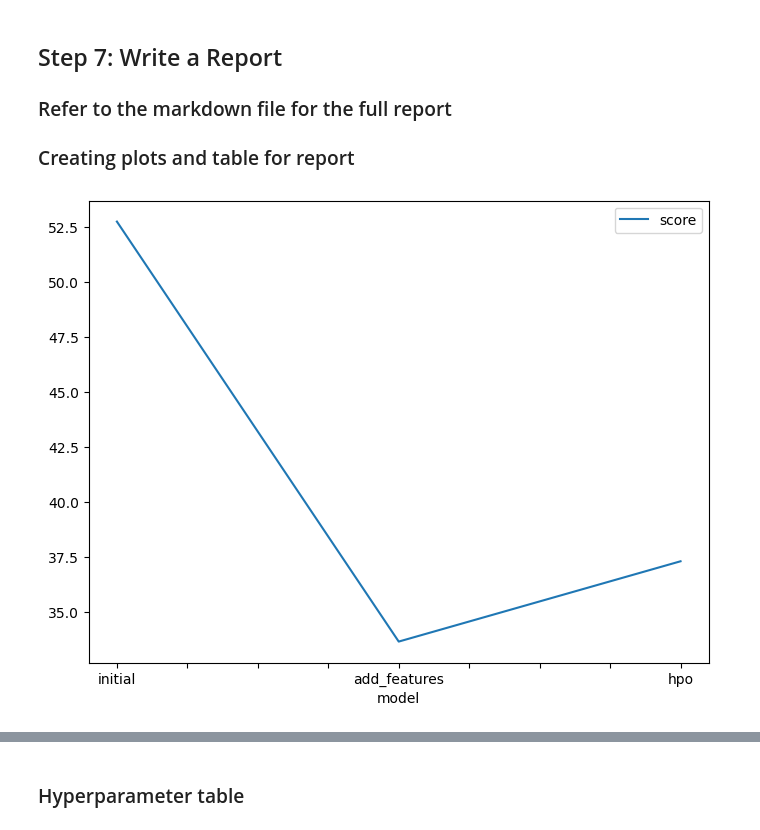
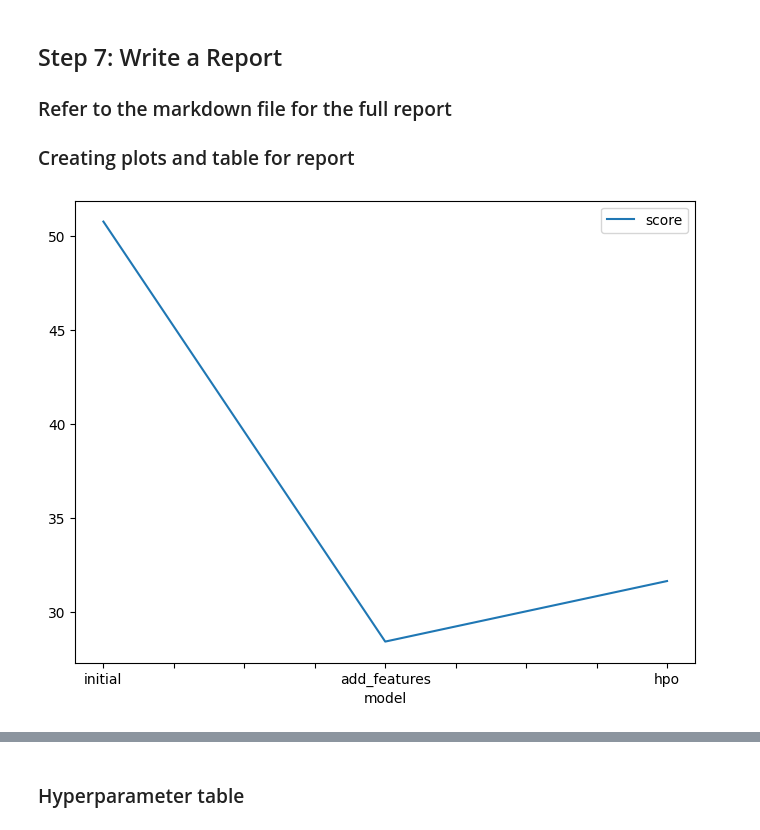
Before and after one commit to sschuhmi/cd0385-PredictBikeShares, a Jupyter notebook: project/project-template.ipynb, the cells around one changed output, grey strips where cells are left out. Cells and saved outputs as stored; diff of their text form; code cells hidden in the pictures.

```diff
--- a/project/project-template.ipynb
+++ b/project/project-template.ipynb
@@ -687,15 +708,15 @@ submission.csv               2024-06-13 04:09:39  first raw submission
 # %%
 # Taking the top model score from each training run and creating a line plot to show improvement
 # You can create these in the notebook and save them to PNG or use some other tool (e.g. google sheets, excel)
 fig = pd.DataFrame(
     {
         "model": ["initial", "add_features", "hpo"],
-        "score": [52.73, 33.64, 37.29]
+        "score": [50.75, 28.41, 31.63]
     }
 ).plot(x="model", y="score", figsize=(8, 6)).get_figure()
 fig.savefig('model_train_score.png')
 # %% [output]
-[figure, old version]
+[figure, new version]
 # %%
 # Take the 3 kaggle scores and creating a line plot to show improvement
 fig = pd.DataFrame(
```
Also changed, not shown: parts of 38 cells of this notebook, 9 other files.
